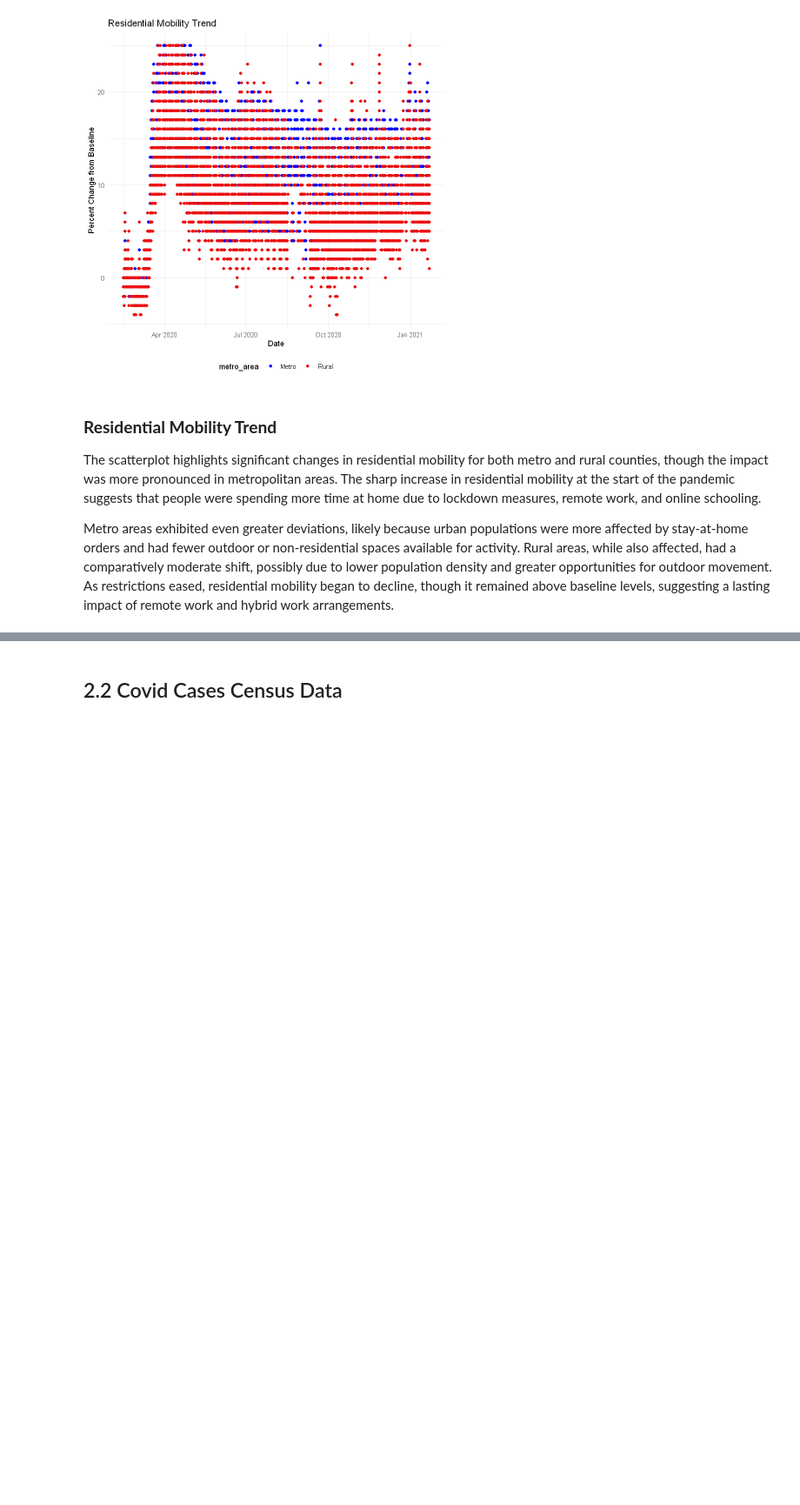
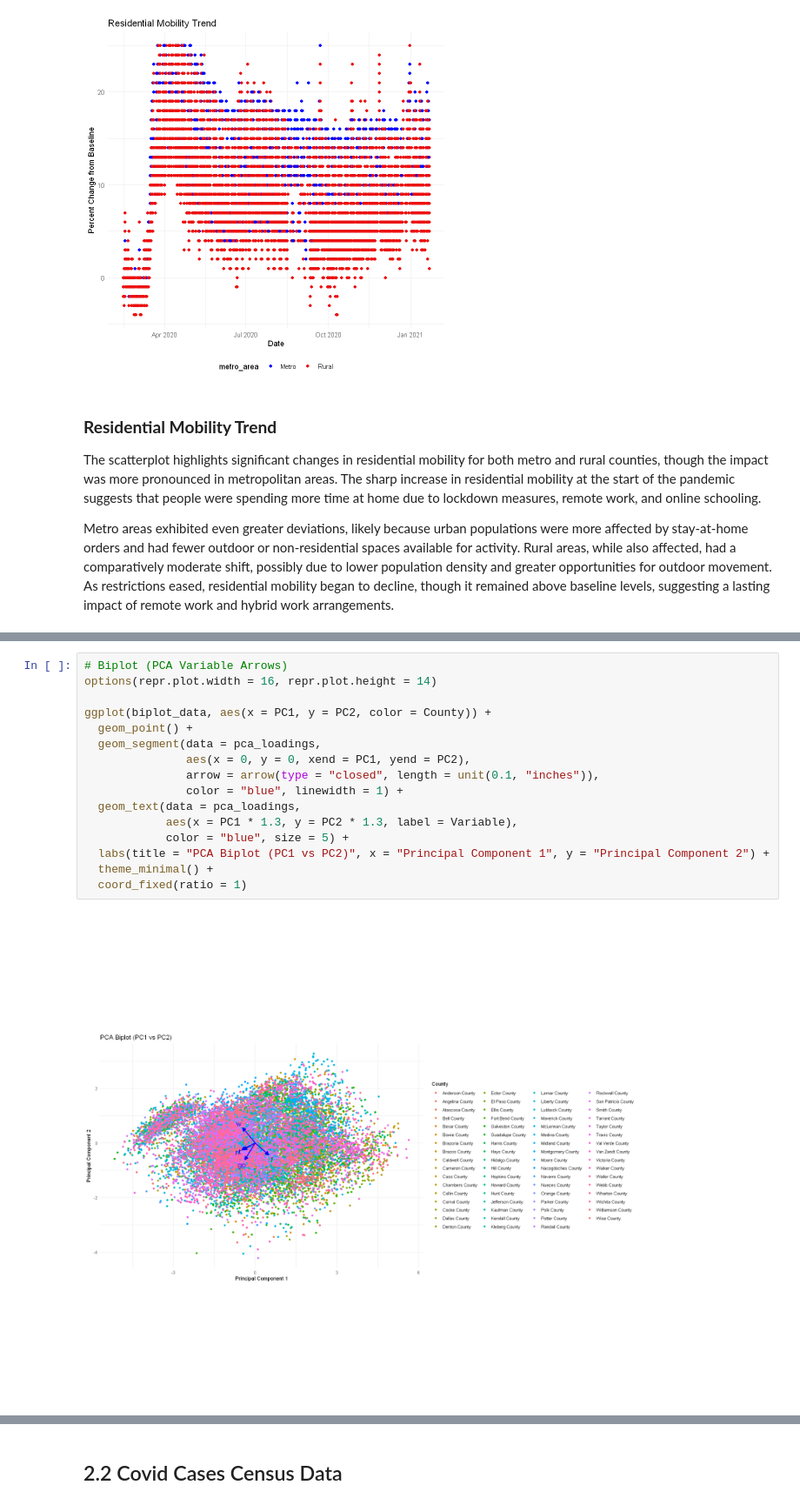
Before and after one commit to Juan-Carlos-D/DM-Team, a Jupyter notebook: Project 1/Rough Drafts/2. Data Understanding/2. Data Understanding.ipynb, the cells around one changed output, grey strips where cells are left out. Shown: that part at 87% size. Saved outputs shown, nothing was run; the diff lists cells and outputs as text; blank space fills up the shorter version.

```diff
--- a/Project 1/Rough Drafts/1. Business Understanding/2. Data Understanding.ipynb
+++ b/Project 1/Rough Drafts/2. Data Understanding/2. Data Understanding.ipynb
@@ -1243,0 +1417,18 @@ hybrid work arrangements.
+# %%
+# Biplot (PCA Variable Arrows)
+options(repr.plot.width = 16, repr.plot.height = 14)
+
+ggplot(biplot_data, aes(x = PC1, y = PC2, color = County)) +
+  geom_point() +
+  geom_segment(data = pca_loadings,
+               aes(x = 0, y = 0, xend = PC1, yend = PC2),
+               arrow = arrow(type = "closed", length = unit(0.1, "inches")),
+               color = "blue", linewidth = 1) +
+  geom_text(data = pca_loadings,
+            aes(x = PC1 * 1.3, y = PC2 * 1.3, label = Variable),
+            color = "blue", size = 5) +
+  labs(title = "PCA Biplot (PC1 vs PC2)", x = "Principal Component 1", y = "Principal Component 2") +
+  theme_minimal() +
+  coord_fixed(ratio = 1)
+# %% [output]
+[figure, added]
```
Also changed, not shown: parts of 13 cells of this notebook.
